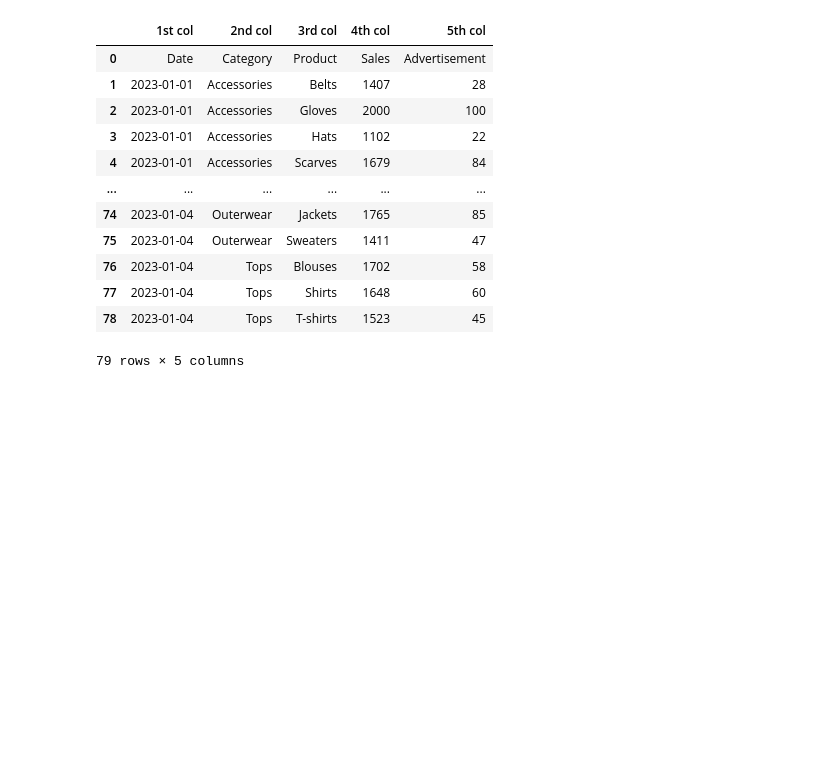
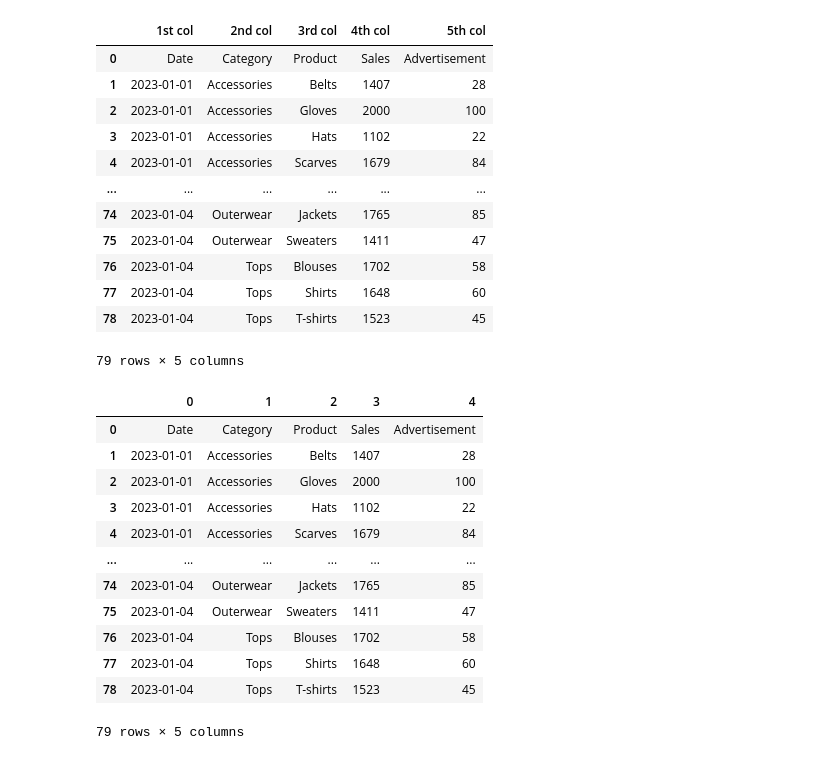
Before and after one commit to NishmthaM/Python_pandas, a Jupyter notebook: Python_Pandas.ipynb, the cells around one changed output. Cells and saved outputs as stored; diff of their text form; code cells hidden in the pictures; blank space fills up the shorter version.

```diff
--- a/Python_Pandas.ipynb
+++ b/Python_Pandas.ipynb
@@ -629,3 +629,24 @@ csv_1
 | 77 | 2023-01-04 | Tops | Shirts | 1648 | 60 |
 | 78 | 2023-01-04 | Tops | T-shirts | 1523 | 45 |
 79 rows × 5 columns
+# %%
+# Deleting the heading of the file and then creating a new heading by using prefix it gives the same name to every column
+
+import pandas as pd
+
+csv_1 = pd.read_csv("sales_dataset.csv", header=None)
+csv_1
+# %% [output]
+|  | 0 | 1 | 2 | 3 | 4 |
+| 0 | Date | Category | Product | Sales | Advertisement |
+| 1 | 2023-01-01 | Accessories | Belts | 1407 | 28 |
+| 2 | 2023-01-01 | Accessories | Gloves | 2000 | 100 |
+| 3 | 2023-01-01 | Accessories | Hats | 1102 | 22 |
+| 4 | 2023-01-01 | Accessories | Scarves | 1679 | 84 |
+| ... | ... | ... | ... | ... | ... |
+| 74 | 2023-01-04 | Outerwear | Jackets | 1765 | 85 |
+| 75 | 2023-01-04 | Outerwear | Sweaters | 1411 | 47 |
+| 76 | 2023-01-04 | Tops | Blouses | 1702 | 58 |
+| 77 | 2023-01-04 | Tops | Shirts | 1648 | 60 |
+| 78 | 2023-01-04 | Tops | T-shirts | 1523 | 45 |
+79 rows × 5 columns
```
Also changed, not shown: parts of 1 cell of this notebook.
